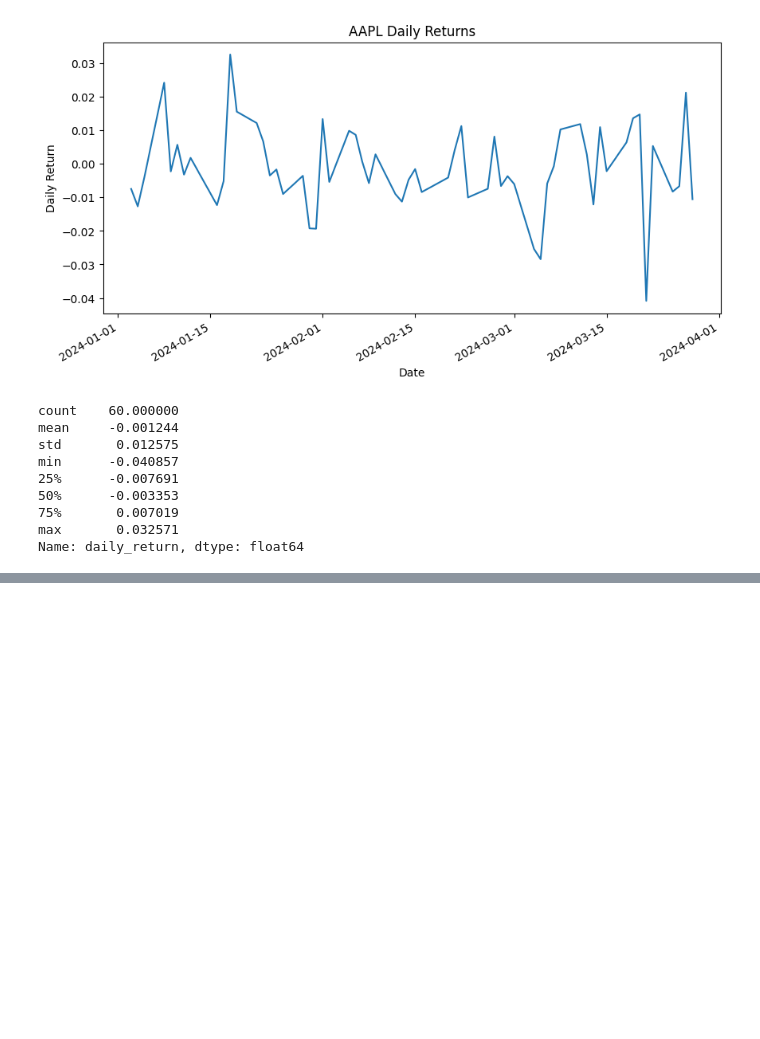
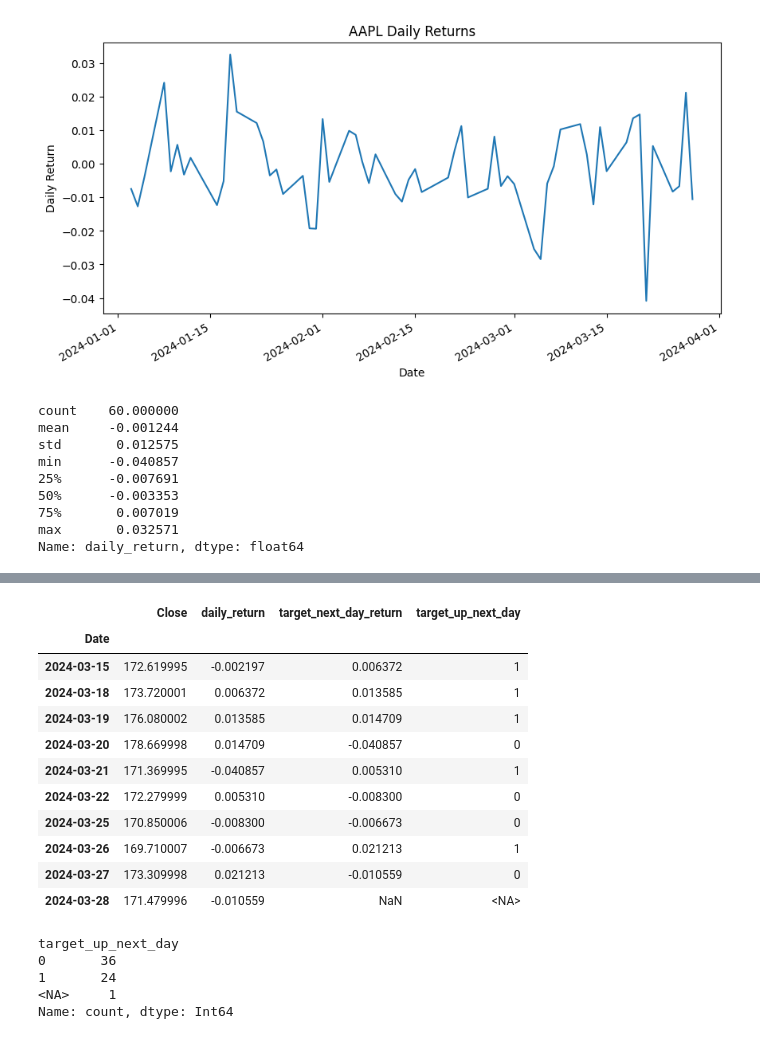
Before and after one commit to jones9411/ai-trading-lab, a Jupyter notebook: notebooks/01_price_data_exploration.ipynb, the cells around one changed output, grey strips where cells are left out. Drawn from its saved outputs; the diff is of its cells as text; code cells hidden in the pictures; blank space fills up the shorter version.

```diff
--- a/notebooks/01_price_data_exploration.ipynb
+++ b/notebooks/01_price_data_exploration.ipynb
@@ -138,0 +149,37 @@ Name: daily_return, dtype: float64
+# %%
+price_data["target_next_day_return"] = (
+    price_data["Close"].shift(-1) / price_data["Close"]
+) - 1
+
+price_data["target_up_next_day"] = (price_data["target_next_day_return"] > 0).astype("Int64")
+price_data.loc[price_data["target_next_day_return"].isna(), "target_up_next_day"] = pd.NA
+
+price_data[
+    [
+        "Close",
+        "daily_return",
+        "target_next_day_return",
+        "target_up_next_day",
+    ]
+].tail(10)
+# %% [output]
+|  | Close | daily_return | target_next_day_return | target_up_next_day |
+| Date |  |  |  |  |
+| 2024-03-15 | 172.619995 | -0.002197 | 0.006372 | 1 |
+| 2024-03-18 | 173.720001 | 0.006372 | 0.013585 | 1 |
+| 2024-03-19 | 176.080002 | 0.013585 | 0.014709 | 1 |
+| 2024-03-20 | 178.669998 | 0.014709 | -0.040857 | 0 |
+| 2024-03-21 | 171.369995 | -0.040857 | 0.005310 | 1 |
+| 2024-03-22 | 172.279999 | 0.005310 | -0.008300 | 0 |
+| 2024-03-25 | 170.850006 | -0.008300 | -0.006673 | 0 |
+| 2024-03-26 | 169.710007 | -0.006673 | 0.021213 | 1 |
+| 2024-03-27 | 173.309998 | 0.021213 | -0.010559 | 0 |
+| 2024-03-28 | 171.479996 | -0.010559 | NaN | <NA> |
+# %%
+price_data["target_up_next_day"].value_counts(dropna=False)
+# %% [output]
+target_up_next_day
+0       36
+1       24
+<NA>     1
+Name: count, dtype: Int64
```
Also changed, not shown: parts of 1 cell of this notebook, 7 other files.
